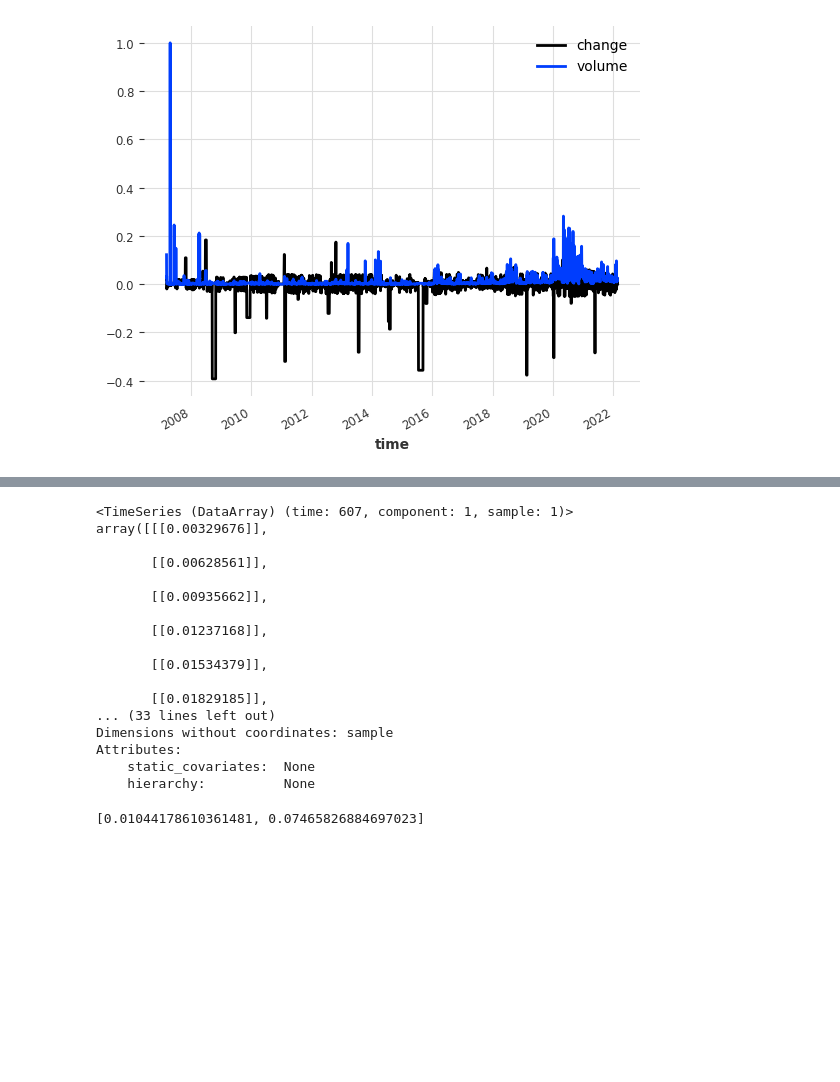
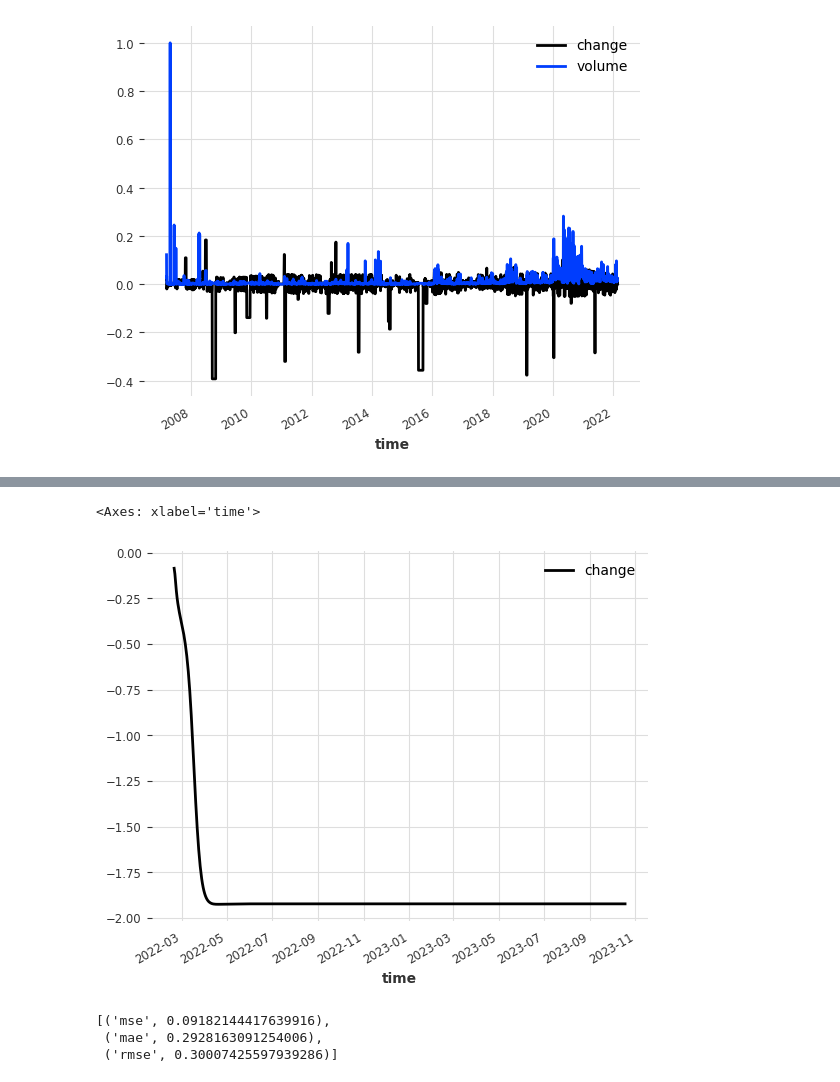
Before and after one commit to hadif1999/tehranStock_timeseriesAnalysis, a Jupyter notebook: main.ipynb, the cells around one changed output, grey strips where cells are left out. Drawn from its saved outputs; the diff is of its cells as text; code cells hidden in the pictures; blank space fills up the shorter version.

```diff
--- a/main.ipynb
+++ b/main.ipynb
@@ -72,26 +98,13 @@ INFO:lightning.pytorch.utilities.rank_zero:HPU available: False, using: 0 HPUs
 # %%
-y_hat["change"]
+y_hat["change"].plot()
 # %% [output]
-<TimeSeries (DataArray) (time: 607, component: 1, sample: 1)>
-array([[[0.00329676]],
-
-       [[0.00628561]],
-
-       [[0.00935662]],
-
-       [[0.01237168]],
-
-       [[0.01534379]],
-
-       [[0.01829185]],
-... (33 lines left out)
-Dimensions without coordinates: sample
-Attributes:
-    static_covariates:  None
-    hierarchy:          None
+<Axes: xlabel='time'>
+[figure, added]
 # %%
-from darts.metrics.metrics import mse, mae
-
-model_trainer.evaluate_metrics([mse, mae])
+from darts.metrics.metrics import mse, mae, rmse
+metrics = [mse, mae, rmse]
+list(zip([met.__name__ for met in metrics], model_trainer.evaluate_metrics([mse, mae, rmse])))
 # %% [output]
-[0.01044178610361481, 0.07465826884697023]
+[('mse', 0.09182144417639916),
+ ('mae', 0.2928163091254006),
+ ('rmse', 0.30007425597939286)]
```
Also changed, not shown: parts of 11 cells of this notebook, 27 other files.
